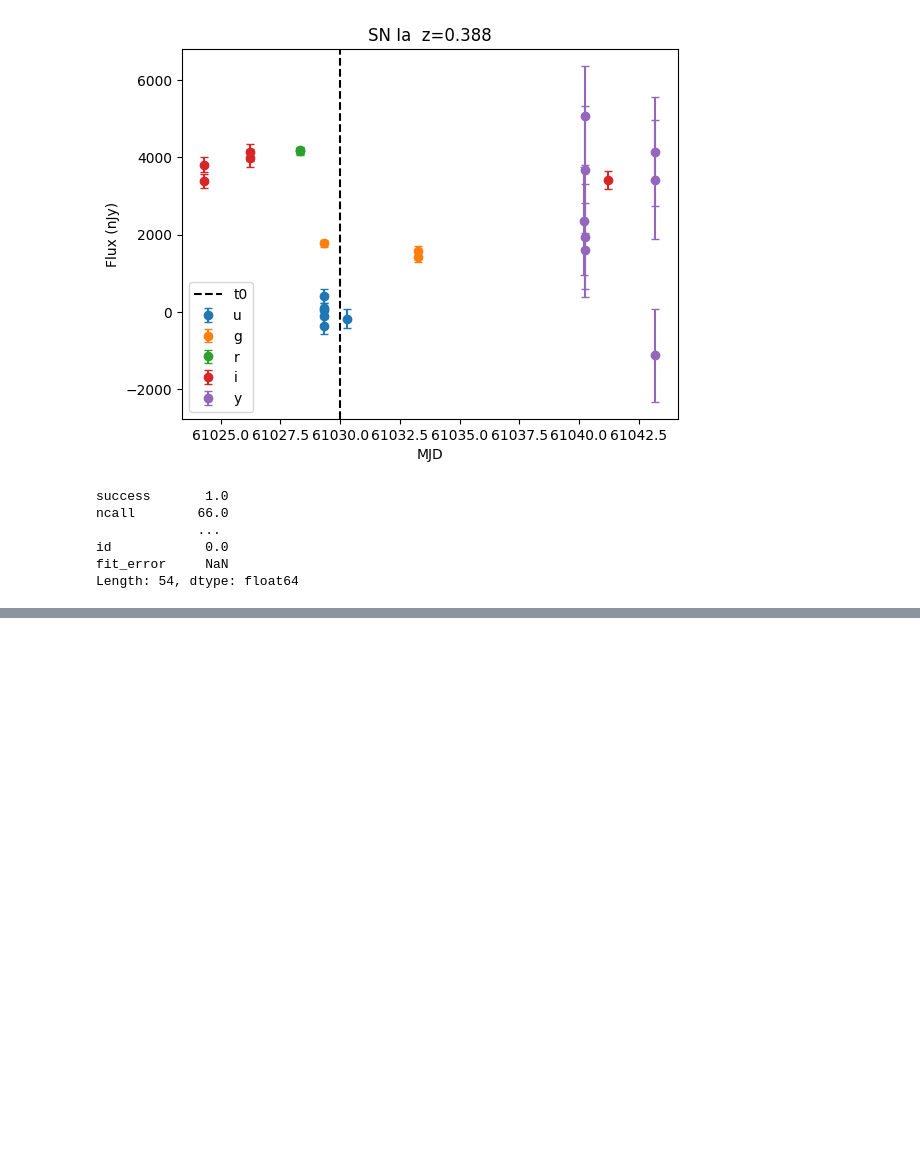
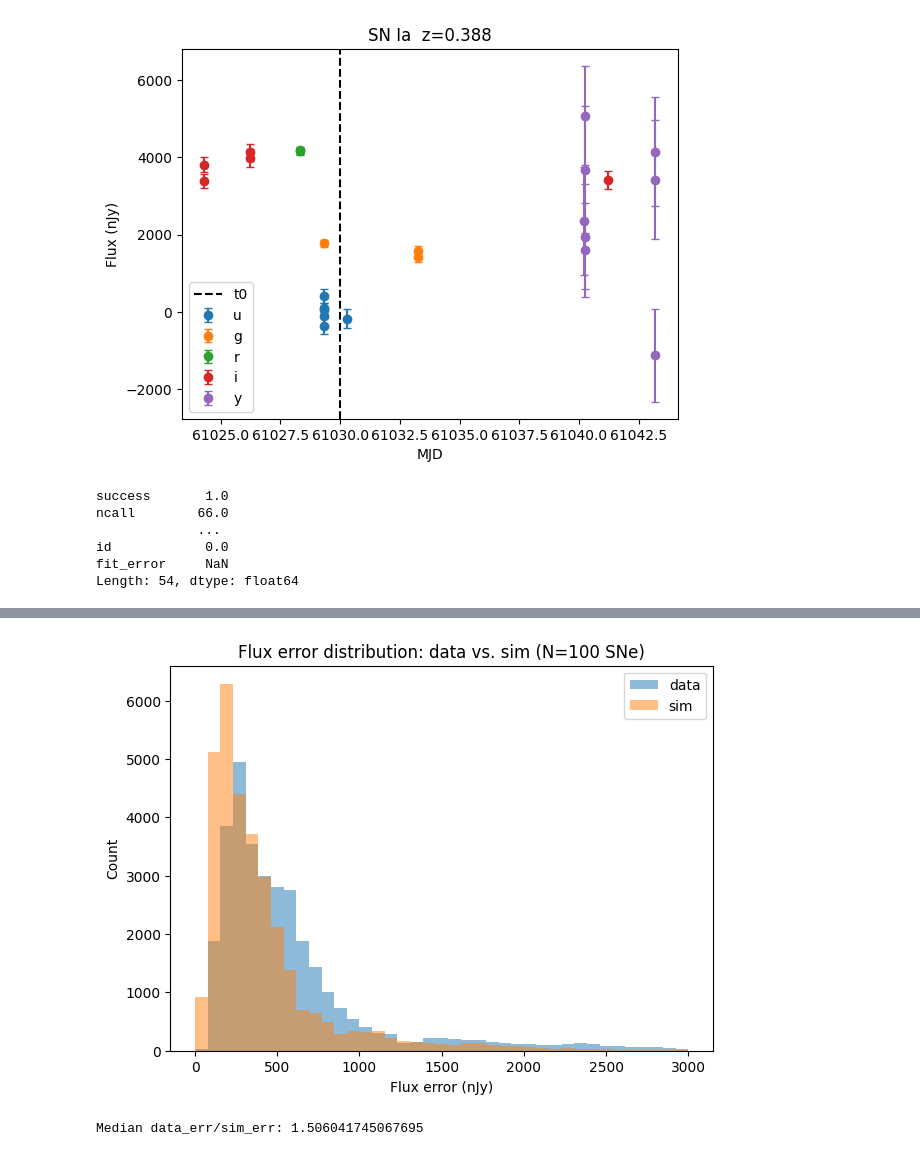
Before and after one commit to mi-dai/lightcurvelynx_rubin_dp2, a Jupyter notebook: dp2_sim_single_object.ipynb, the cells around one changed output, grey strips where cells are left out. Drawn from its saved outputs; the diff is of its cells as text; code cells hidden in the pictures; blank space fills up the shorter version.

```diff
--- a/dp2_sim_single_object.ipynb
+++ b/dp2_sim_single_object.ipynb
@@ -506,20 +526,26 @@ plt.show()
 # %%
 # Histogram of flux uncertainties: real data vs. simulation, aggregated across all simulated SNe
 all_sim_fluxerr = pd.concat(
     [results.iloc[i]["lightcurve"]["fluxerr"] for i in range(len(results))], ignore_index=True
 )
 all_data_fluxerr = pd.concat(
     [pd.DataFrame(data.iloc[i]["diaObjectForcedSource_dia_object_lc"])["psfDiffFluxErr"]
      for i in range(len(results))],
     ignore_index=True,
 )
 
-bins = np.linspace(0, max(all_data_fluxerr.max(), all_sim_fluxerr.max()), 40)
+bins = np.linspace(0, 3000, 40)
 plt.figure(figsize=(7, 5))
 plt.hist(all_data_fluxerr, bins=bins, alpha=0.5, label="data")
 plt.hist(all_sim_fluxerr, bins=bins, alpha=0.5, label="sim")
 plt.xlabel("Flux error (nJy)")
 plt.ylabel("Count")
 plt.title(f"Flux error distribution: data vs. sim (N={len(results)} SNe)")
 plt.legend()
 plt.show()
+# %% [output]
+[figure, added]
+# %%
+print("Median data_err/sim_err:",np.nanmedian(all_data_fluxerr/all_sim_fluxerr))
+# %% [output]
+Median data_err/sim_err: 1.506041745067695
```
Also changed, not shown: parts of 10 cells of this notebook.
